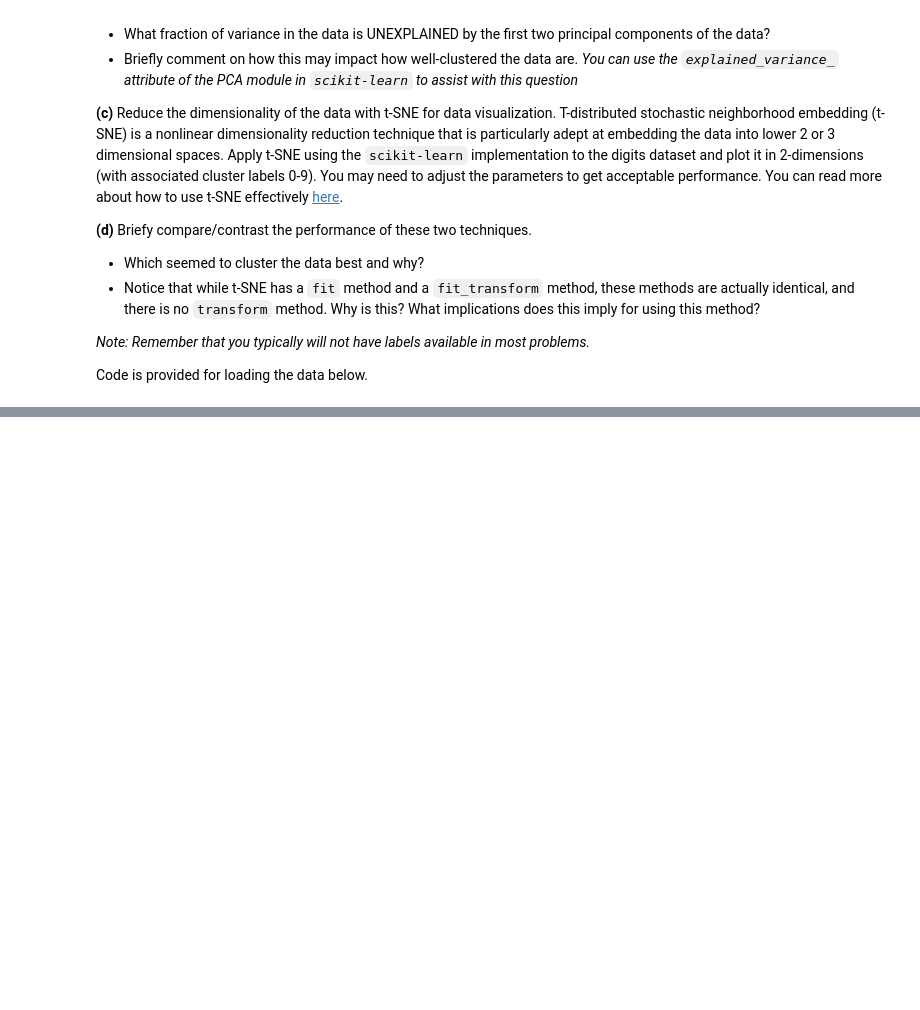
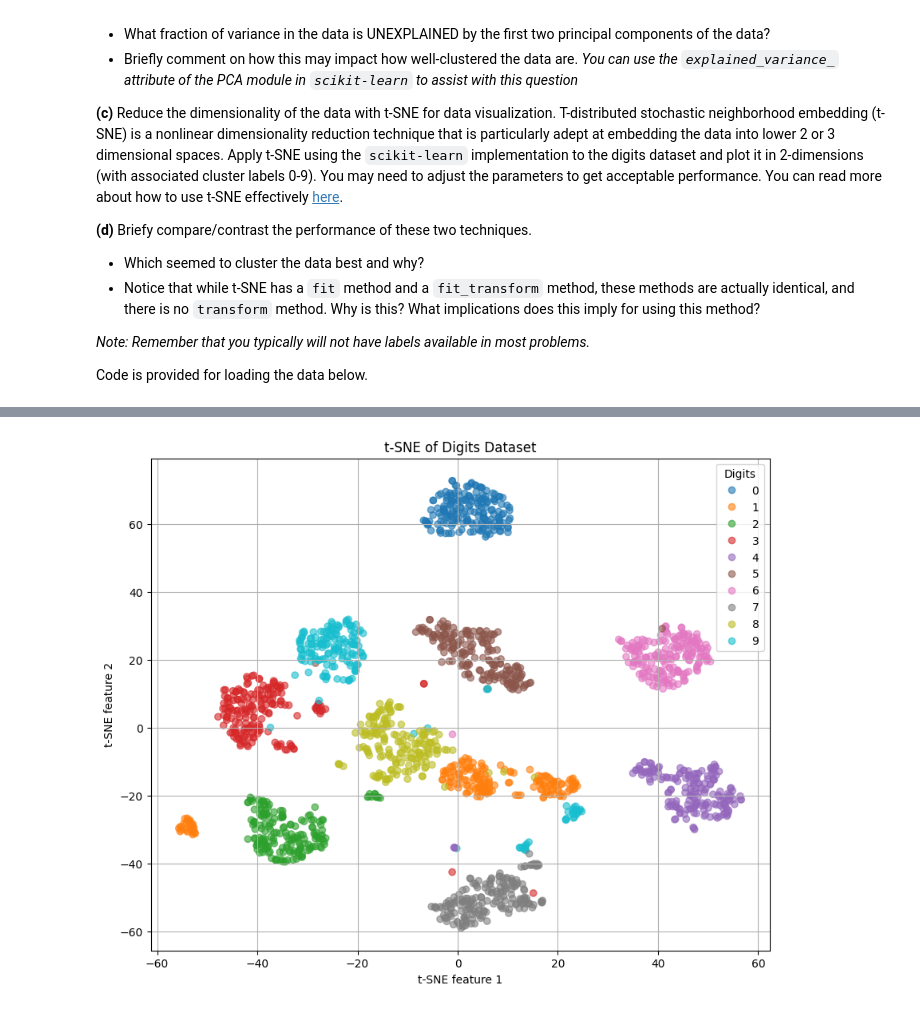
Before and after one commit to nogibjj/ML-Assignment5, a Jupyter notebook: Assignment_5.ipynb, the cells around one changed output, grey strips where cells are left out. Cells and saved outputs as stored; diff of their text form; code cells hidden in the pictures; blank space fills up the shorter version.

```diff
--- a/Assignment_5.ipynb
+++ b/Assignment_5.ipynb
@@ -347,0 +421,20 @@ y_digits = digits.target
+# %%
+from sklearn.manifold import TSNE
+
+# apply t-SNE
+tsne = TSNE(n_components=2, perplexity=30,
+            learning_rate=200, random_state=0)
+X_tsne = tsne.fit_transform(X_digits)
+
+# plot the data in 2D space
+plt.figure(figsize=(10, 8))
+scatter = plt.scatter(X_tsne[:, 0], X_tsne[:, 1],
+                      c=y_digits, cmap="tab10", alpha=0.6)
+plt.title("t-SNE of Digits Dataset")
+plt.xlabel("t-SNE feature 1")
+plt.ylabel("t-SNE feature 2")
+plt.legend(*scatter.legend_elements(), title="Digits")
+plt.grid(True)
+plt.show()
+# %% [output]
+[figure, added]
```
Also changed, not shown: parts of 14 cells of this notebook, 1 other file.
